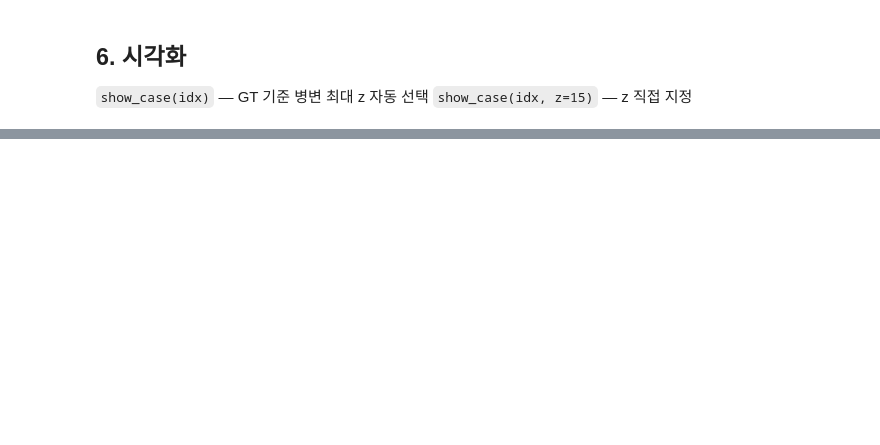
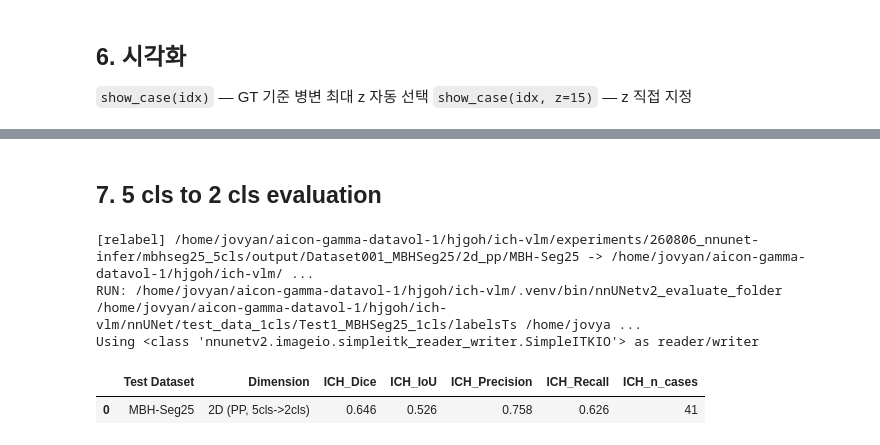
Before and after one commit to 02dumartin/ich-vlm, a Jupyter notebook: notebook/nnUNet_result.ipynb, the cells around one changed output, grey strips where cells are left out. Drawn from its saved outputs; the diff is of its cells as text; code cells hidden in the pictures; blank space fills up the shorter version.

```diff
--- a/notebook/nnUNet_result.ipynb
+++ b/notebook/nnUNet_result.ipynb
@@ -249,0 +278,2 @@ mDice: 0.7129 | mIoU: 0.5539
+# %% [markdown]
+## 7. 5 cls to 2 cls evaluation
@@ -249,0 +287,55 @@ mDice: 0.7129 | mIoU: 0.5539
+# %%
+import sys
+from pathlib import Path
+
+sys.path.insert(0, "/home/jovyan/aicon-gamma-datavol-1/hjgoh/ich-vlm")
+
+from src.segmentation.nnunet.relabel import relabel_multiclass_to_binary
+from src.segmentation.nnunet.test import (
+    NNUNetConfig,
+    build_results_df,
+    run_evaluate_folder,
+    save_or_merge_csv,
+    summary_to_row,
+)
+
+"""
+NNUNET_ROOT = Path("/home/jovyan/aicon-gamma-datavol-1/hjgoh/ich-vlm/nnUNet")
+CFG_2CLS = NNUNetConfig(nnunet_root=NNUNET_ROOT, dataset_id=2, dataset_name="Dataset002_MBHSeg25_1cls")
+CFG_2CLS.set_env()
+
+CLASS_NAMES_2CLS = {1: "ICH"}
+
+PRED_5CLS_DIR = Path(
+    "/home/jovyan/aicon-gamma-datavol-1/hjgoh/ich-vlm/experiments/260806_nnunet-infer/"
+    "mbhseg25_5cls/output/Dataset001_MBHSeg25/2d_pp/MBH-Seg25"
+)
+GT_2CLS_DIR = NNUNET_ROOT / "test_data_1cls" / "Test1_MBHSeg25_1cls" / "labelsTs"
+
+OUT_DIR = Path(
+    "/home/jovyan/aicon-gamma-datavol-1/hjgoh/ich-vlm/experiments/"
+    "260814_nnunet-infer-5cls-to-2cls/mbhseg25/output"
+)
+PRED_2CLS_DIR = OUT_DIR / "pred_2cls_from_5cls"
+OUT_CSV = OUT_DIR / "results.csv"
+"""
+
+def main():
+    relabel_multiclass_to_binary(PRED_5CLS_DIR, PRED_2CLS_DIR)
+
+    summary_path = run_evaluate_folder(CFG_2CLS, GT_2CLS_DIR, PRED_2CLS_DIR)
+    row = summary_to_row(summary_path, "MBH-Seg25", "2D (PP, 5cls->2cls)", CLASS_NAMES_2CLS)
+
+    results_df = build_results_df([row], CLASS_NAMES_2CLS, macro_metrics=())
+    save_or_merge_csv(results_df, OUT_CSV)
+    return results_df
+
+
+results_df = main()
+display(results_df)
+# %% [output]
+[relabel] /home/jovyan/aicon-gamma-datavol-1/hjgoh/ich-vlm/experiments/260806_nnunet-infer/mbhseg25_5cls/output/Dataset001_MBHSeg25/2d_pp/MBH-Seg25 -> /home/jovyan/aicon-gamma-datavol-1/hjgoh/ich-vlm/ ...
+RUN: /home/jovyan/aicon-gamma-datavol-1/hjgoh/ich-vlm/.venv/bin/nnUNetv2_evaluate_folder /home/jovyan/aicon-gamma-datavol-1/hjgoh/ich-vlm/nnUNet/test_data_1cls/Test1_MBHSeg25_1cls/labelsTs /home/jovya ...
+Using <class 'nnunetv2.imageio.simpleitk_reader_writer.SimpleITKIO'> as reader/writer
+|  | Test Dataset | Dimension | ICH_Dice | ICH_IoU | ICH_Precision | ICH_Recall | ICH_n_cases |
+| 0 | MBH-Seg25 | 2D (PP, 5cls->2cls) | 0.646 | 0.526 | 0.758 | 0.626 | 41 |
```
Also changed, not shown: parts of 8 cells of this notebook, 14 other files.
